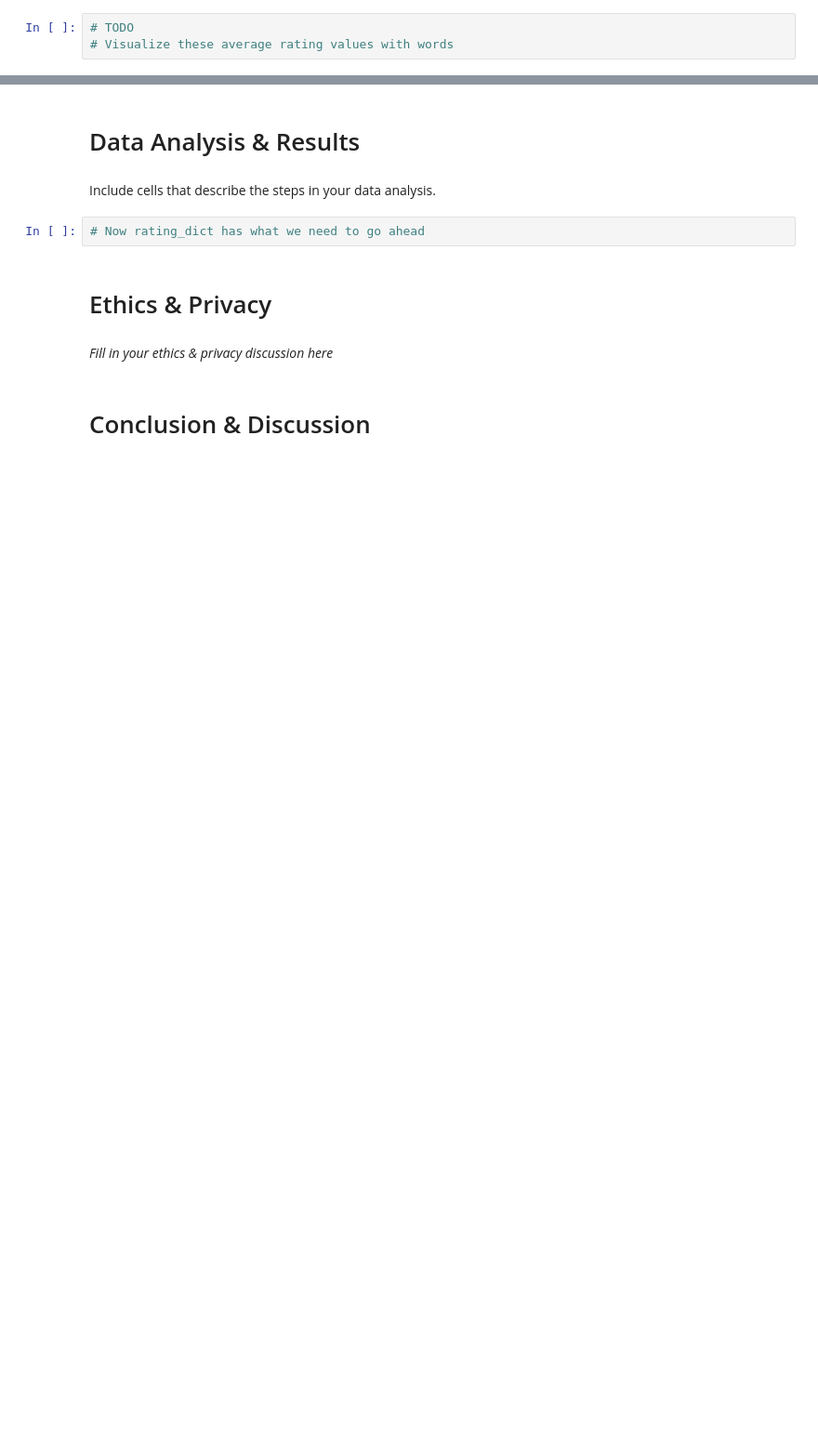
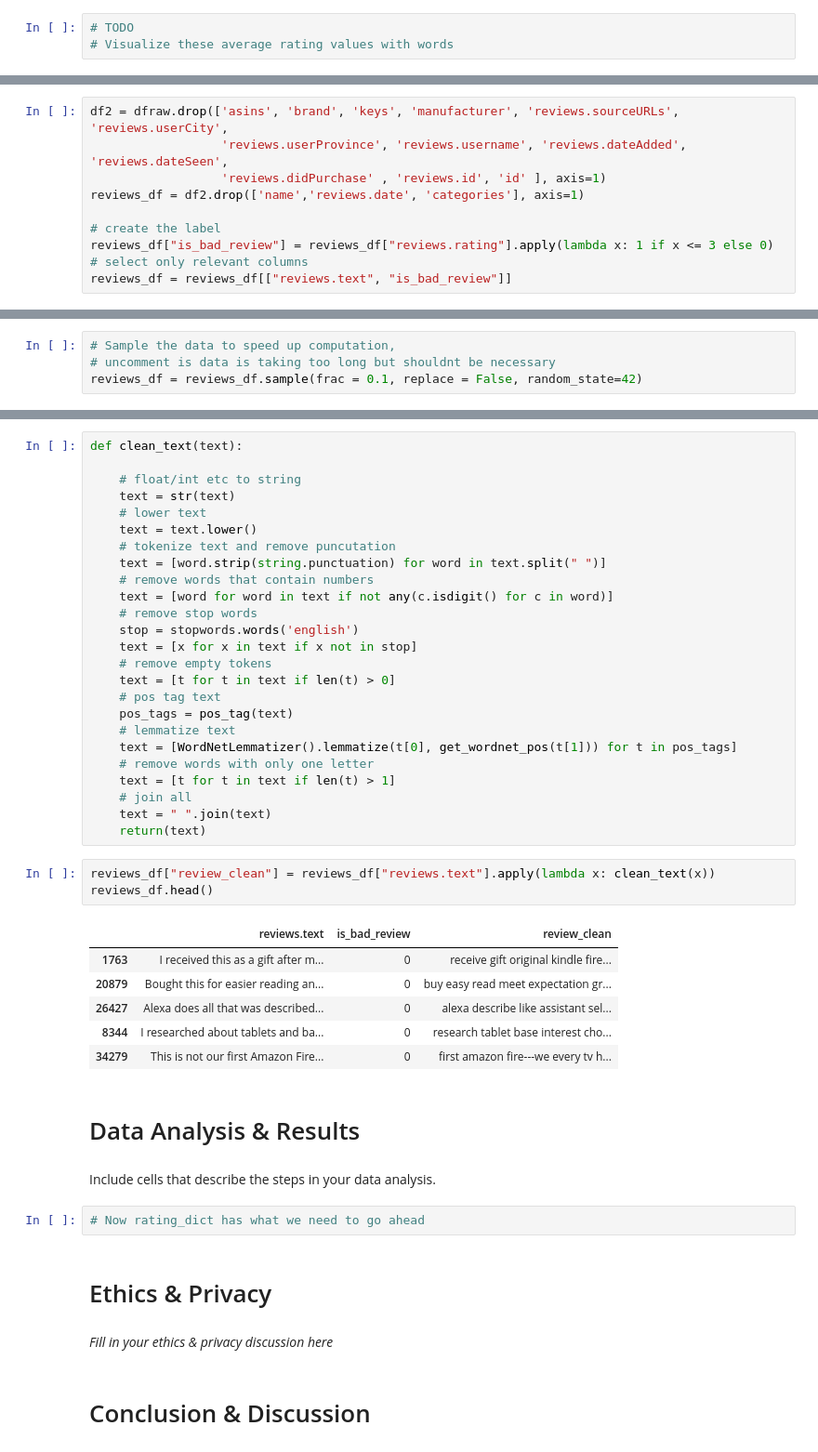
Before and after one commit to sssaiya/COGS108_Repo, a Jupyter notebook: Projects/FinalProject.ipynb, the cells around one changed output, grey strips where cells are left out. Shown at 93% size. Saved outputs shown, nothing was run; the diff lists cells and outputs as text; blank space fills up the shorter version.

```diff
--- a/Projects/FinalProject.ipynb
+++ b/Projects/FinalProject.ipynb
@@ -175,0 +189,10 @@ print(rating_dict)
+# %%
+df2 = dfraw.drop(['asins', 'brand', 'keys', 'manufacturer', 'reviews.sourceURLs', 'reviews.userCity',
+                  'reviews.userProvince', 'reviews.username', 'reviews.dateAdded', 'reviews.dateSeen',
+                  'reviews.didPurchase' , 'reviews.id', 'id' ], axis=1)
+reviews_df = df2.drop(['name','reviews.date', 'categories'], axis=1)
+
+# create the label
+reviews_df["is_bad_review"] = reviews_df["reviews.rating"].apply(lambda x: 1 if x <= 3 else 0)
+# select only relevant columns
+reviews_df = reviews_df[["reviews.text", "is_bad_review"]]
@@ -175,0 +209,4 @@ print(rating_dict)
+# %%
+# Sample the data to speed up computation,
+# uncomment is data is taking too long but shouldnt be necessary
+reviews_df = reviews_df.sample(frac = 0.1, replace = False, random_state=42)
@@ -176,3 +252,38 @@ print(rating_dict)
+# %%
+def clean_text(text):
+
+    # float/int etc to string
+    text = str(text)
+    # lower text
+    text = text.lower()
+    # tokenize text and remove puncutation
+    text = [word.strip(string.punctuation) for word in text.split(" ")]
+    # remove words that contain numbers
+    text = [word for word in text if not any(c.isdigit() for c in word)]
+    # remove stop words
+    stop = stopwords.words('english')
+    text = [x for x in text if x not in stop]
+    # remove empty tokens
+    text = [t for t in text if len(t) > 0]
+    # pos tag text
+    pos_tags = pos_tag(text)
+    # lemmatize text
+    text = [WordNetLemmatizer().lemmatize(t[0], get_wordnet_pos(t[1])) for t in pos_tags]
+    # remove words with only one letter
+    text = [t for t in text if len(t) > 1]
+    # join all
+    text = " ".join(text)
+    return(text)
+# %%
+reviews_df["review_clean"] = reviews_df["reviews.text"].apply(lambda x: clean_text(x))
+reviews_df.head()
+# %% [output]
+|  | reviews.text | is_bad_review | review_clean |
+| 1763 | I received this as a gift after m... | 0 | receive gift original kindle fire... |
+| 20879 | Bought this for easier reading an... | 0 | buy easy read meet expectation gr... |
+| 26427 | Alexa does all that was described... | 0 | alexa describe like assistant sel... |
+| 8344 | I researched about tablets and ba... | 0 | research tablet base interest cho... |
+| 34279 | This is not our first Amazon Fire... | 0 | first amazon fire---we every tv h... |
 # %% [markdown]
 # Data Analysis & Results
 # %% [markdown]
```
Also changed, not shown: parts of 10 cells of this notebook.
